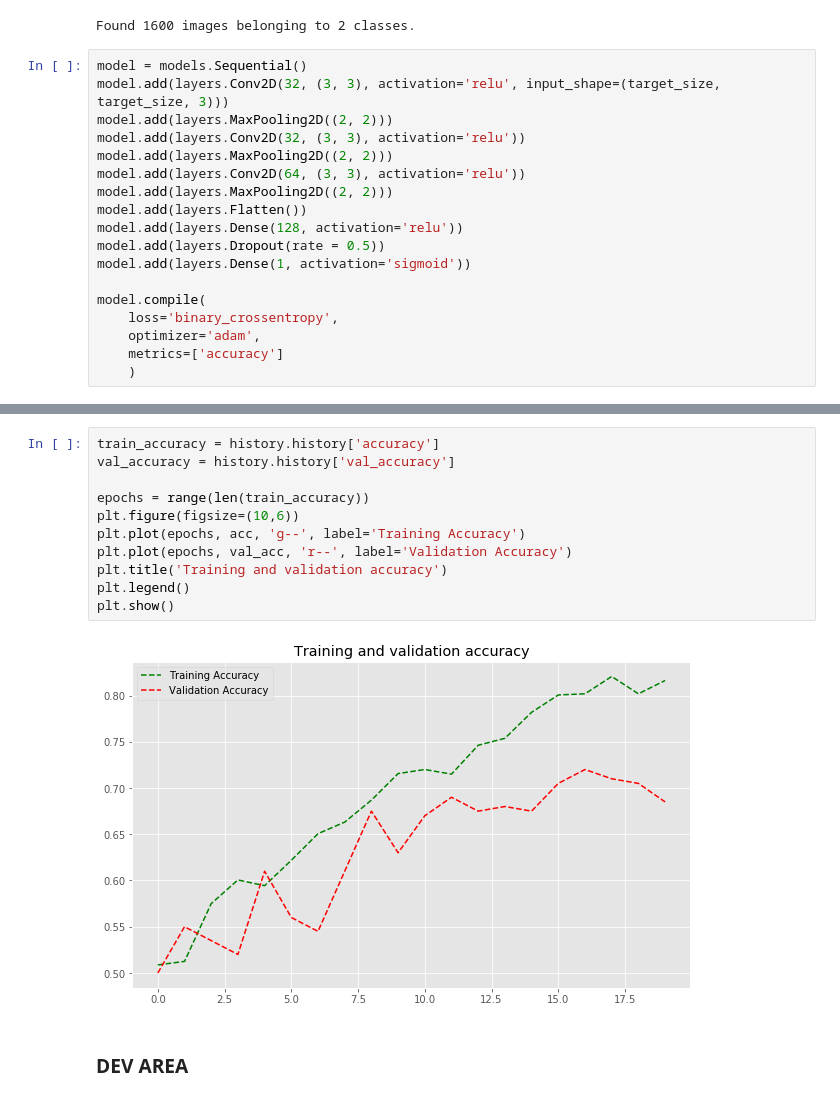
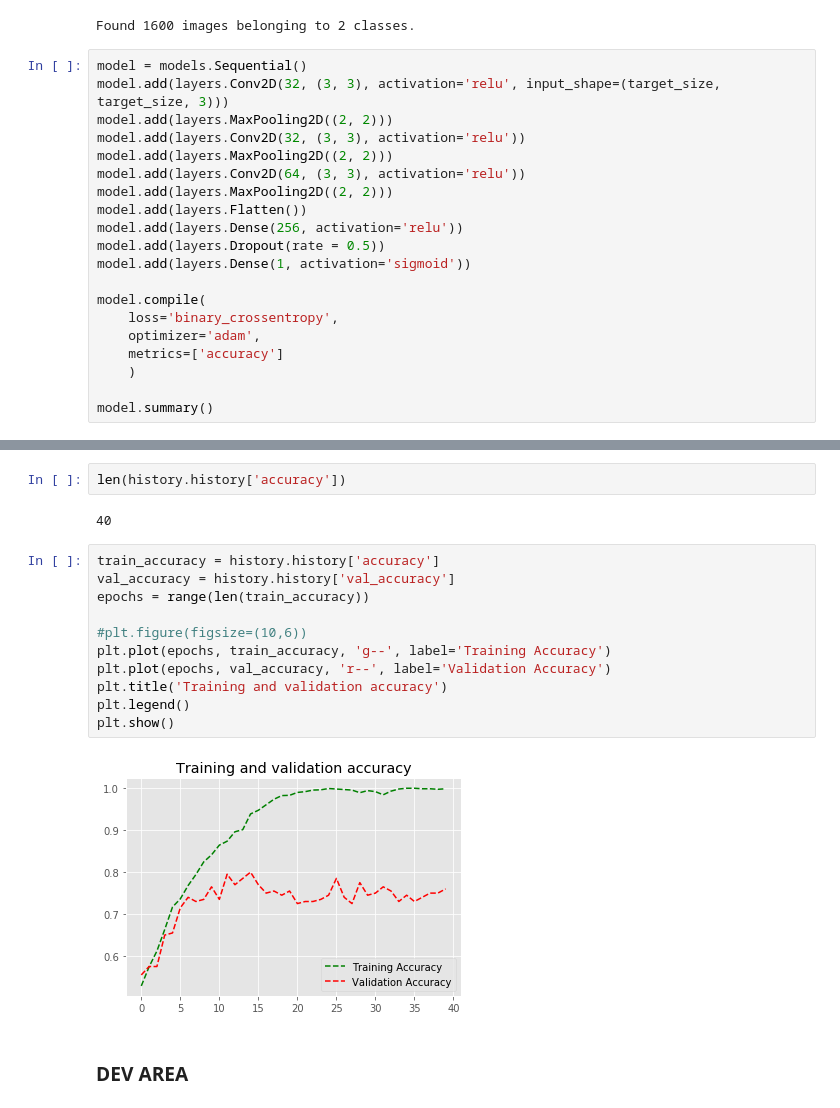
Before and after one commit to rdgreene/CNN-Workshop, a Jupyter notebook: CNN_Workshop.ipynb, the cells around one changed output, grey strips where cells are left out. Saved outputs shown, nothing was run; the diff lists cells and outputs as text.

```diff
--- a/CNN_Workshop.ipynb
+++ b/CNN_Workshop.ipynb
@@ -200,7 +189,7 @@ model.add(layers.MaxPooling2D((2, 2)))
 model.add(layers.Conv2D(64, (3, 3), activation='relu'))
 model.add(layers.MaxPooling2D((2, 2)))
 model.add(layers.Flatten())
-model.add(layers.Dense(128, activation='relu'))
+model.add(layers.Dense(256, activation='relu'))
 model.add(layers.Dropout(rate = 0.5))
 model.add(layers.Dense(1, activation='sigmoid'))
 
@@ -209,3 +198,5 @@ model.compile(
     optimizer='adam',
     metrics=['accuracy']
     )
+
+model.summary()
@@ -241,16 +250,20 @@ Epoch 20/20
+# %%
+len(history.history['accuracy'])
+# %% [output]
+40
 # %%
 train_accuracy = history.history['accuracy']
 val_accuracy = history.history['val_accuracy']
+epochs = range(len(train_accuracy))
 
-epochs = range(len(train_accuracy))
-plt.figure(figsize=(10,6))
-plt.plot(epochs, acc, 'g--', label='Training Accuracy')
-plt.plot(epochs, val_acc, 'r--', label='Validation Accuracy')
+#plt.figure(figsize=(10,6))
+plt.plot(epochs, train_accuracy, 'g--', label='Training Accuracy')
+plt.plot(epochs, val_accuracy, 'r--', label='Validation Accuracy')
 plt.title('Training and validation accuracy')
 plt.legend()
 plt.show()
 # %% [output]
-[figure, old version]
+[figure, new version]
 # %% [markdown]
 ### DEV AREA
 # %%
```
Also changed, not shown: parts of 10 cells of this notebook.
